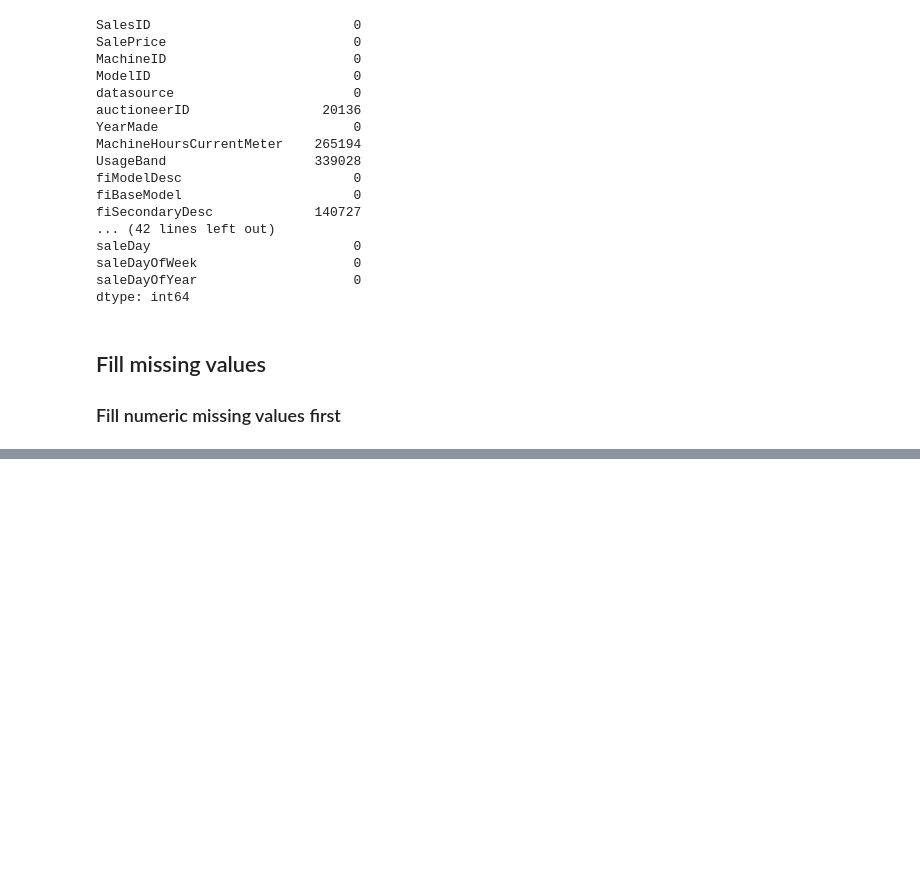
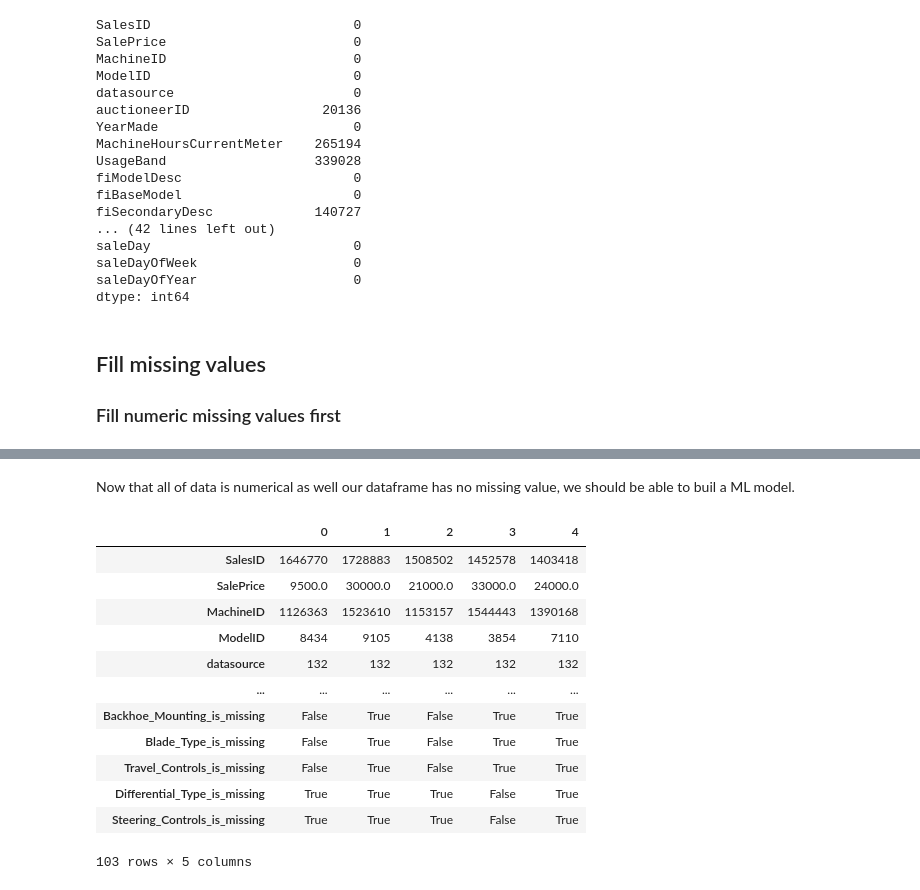
Before and after one commit to AnushkJain2201/buldozer-price-prediction-project, a Jupyter notebook: bulldozer-price-prediction-project.ipynb, the cells around one changed output, grey strips where cells are left out. Saved outputs shown, nothing was run; the diff lists cells and outputs as text; code cells hidden in the pictures; blank space fills up the shorter version.

```diff
--- a/bulldozer-price-prediction-project.ipynb
+++ b/bulldozer-price-prediction-project.ipynb
@@ -508,0 +671,18 @@ dtype: int64
+# %% [markdown]
+Now that all of data is numerical as well our dataframe has no missing value, we should be able to buil a ML model.
+# %%
+df_tmp.head().T
+# %% [output]
+|  | 0 | 1 | 2 | 3 | 4 |
+| SalesID | 1646770 | 1728883 | 1508502 | 1452578 | 1403418 |
+| SalePrice | 9500.0 | 30000.0 | 21000.0 | 33000.0 | 24000.0 |
+| MachineID | 1126363 | 1523610 | 1153157 | 1544443 | 1390168 |
+| ModelID | 8434 | 9105 | 4138 | 3854 | 7110 |
+| datasource | 132 | 132 | 132 | 132 | 132 |
+| ... | ... | ... | ... | ... | ... |
+| Backhoe_Mounting_is_missing | False | True | False | True | True |
+| Blade_Type_is_missing | False | True | False | True | True |
+| Travel_Controls_is_missing | False | True | False | True | True |
+| Differential_Type_is_missing | True | True | True | False | True |
+| Steering_Controls_is_missing | True | True | True | False | True |
+103 rows × 5 columns
```
Also changed, not shown: parts of 14 cells of this notebook.
